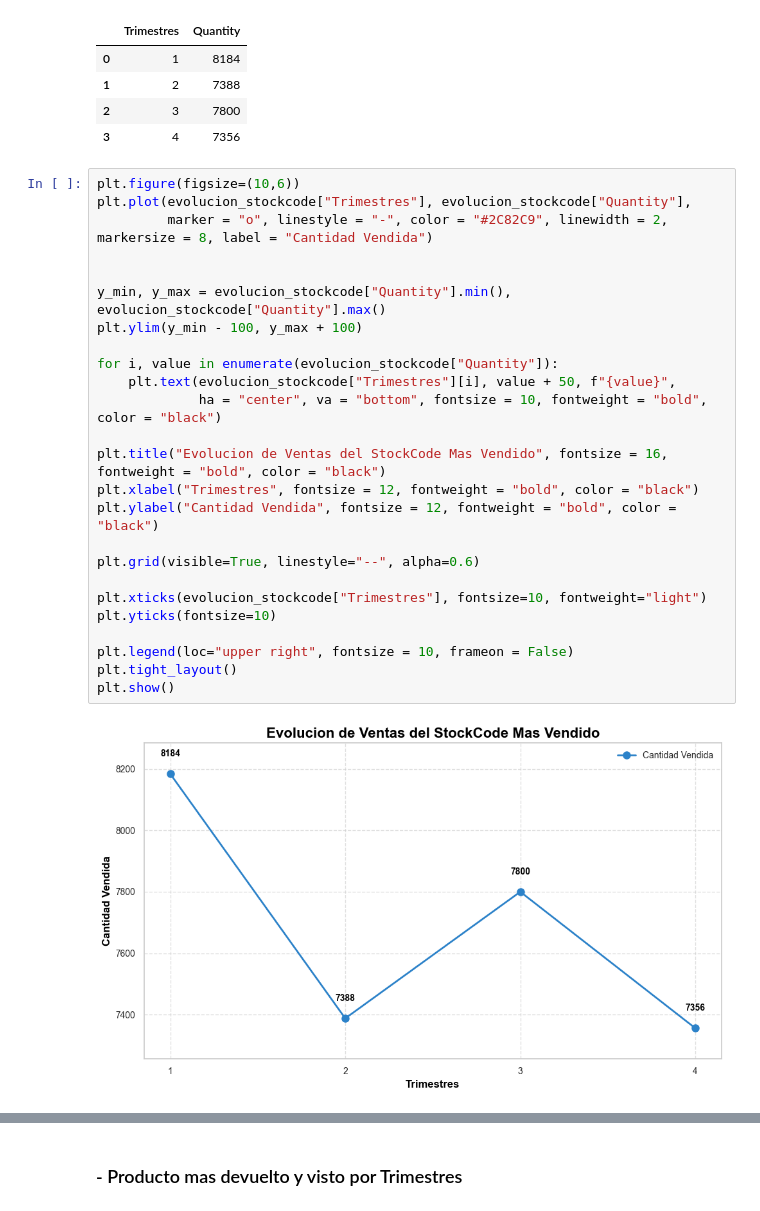
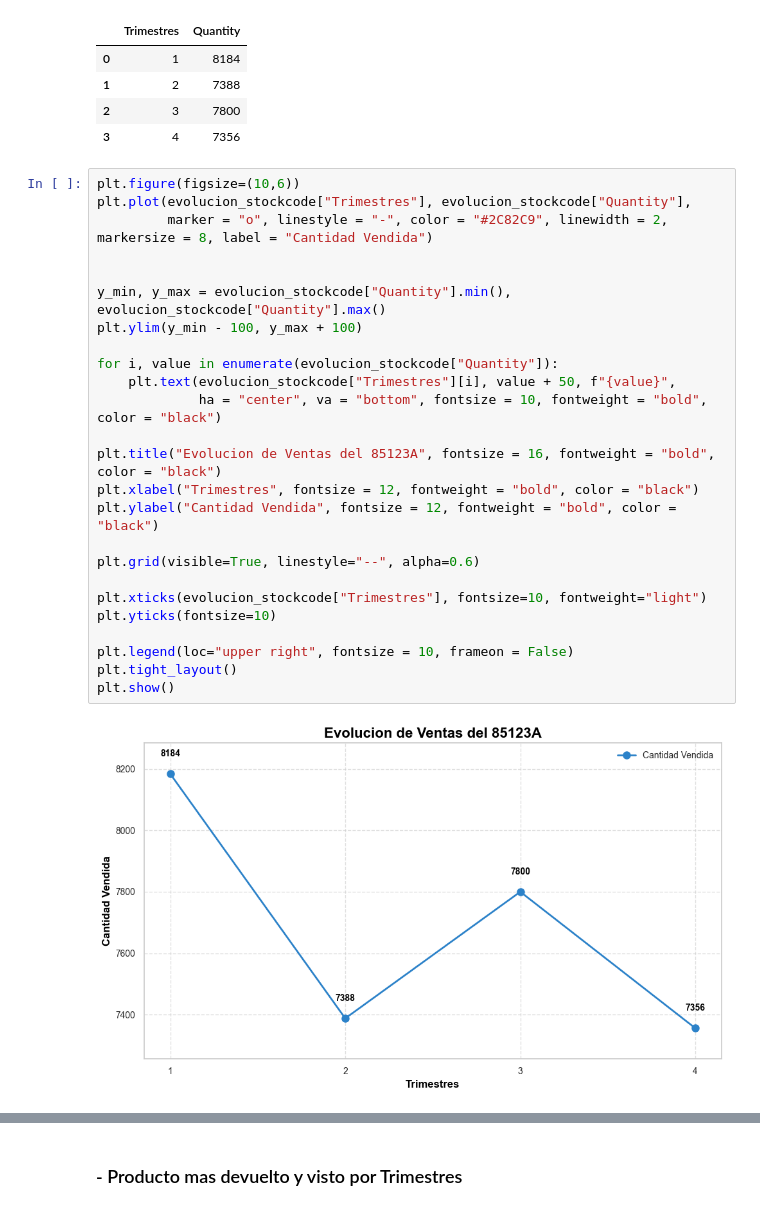
Before and after one commit to antonio-herrera-gb/EDA_Tienda_Online, a Jupyter notebook: src/notebooks/notebook_eda_v3_analisis.ipynb, the cells around one changed output, grey strips where cells are left out. Cells and saved outputs as stored; diff of their text form.

```diff
--- a/src/notebooks/notebook_eda_v3_analisis.ipynb
+++ b/src/notebooks/notebook_eda_v3_analisis.ipynb
@@ -397,27 +399,27 @@ evolucion_stockcode
 # %%
 plt.figure(figsize=(10,6))
 plt.plot(evolucion_stockcode["Trimestres"], evolucion_stockcode["Quantity"],
          marker = "o", linestyle = "-", color = "#2C82C9", linewidth = 2, markersize = 8, label = "Cantidad Vendida")
 
 
 y_min, y_max = evolucion_stockcode["Quantity"].min(), evolucion_stockcode["Quantity"].max()
 plt.ylim(y_min - 100, y_max + 100)
 
 for i, value in enumerate(evolucion_stockcode["Quantity"]):
     plt.text(evolucion_stockcode["Trimestres"][i], value + 50, f"{value}",
              ha = "center", va = "bottom", fontsize = 10, fontweight = "bold", color = "black")
 
-plt.title("Evolucion de Ventas del StockCode Mas Vendido", fontsize = 16, fontweight = "bold", color = "black")
+plt.title("Evolucion de Ventas del 85123A", fontsize = 16, fontweight = "bold", color = "black")
 plt.xlabel("Trimestres", fontsize = 12, fontweight = "bold", color = "black")
 plt.ylabel("Cantidad Vendida", fontsize = 12, fontweight = "bold", color = "black")
 
 plt.grid(visible=True, linestyle="--", alpha=0.6)
 
 plt.xticks(evolucion_stockcode["Trimestres"], fontsize=10, fontweight="light")
 plt.yticks(fontsize=10)
 
 plt.legend(loc="upper right", fontsize = 10, frameon = False)
 plt.tight_layout()
 plt.show()
 # %% [output]
-[figure, old version]
+[figure, new version]
```
Also changed, not shown: parts of 14 cells of this notebook.
